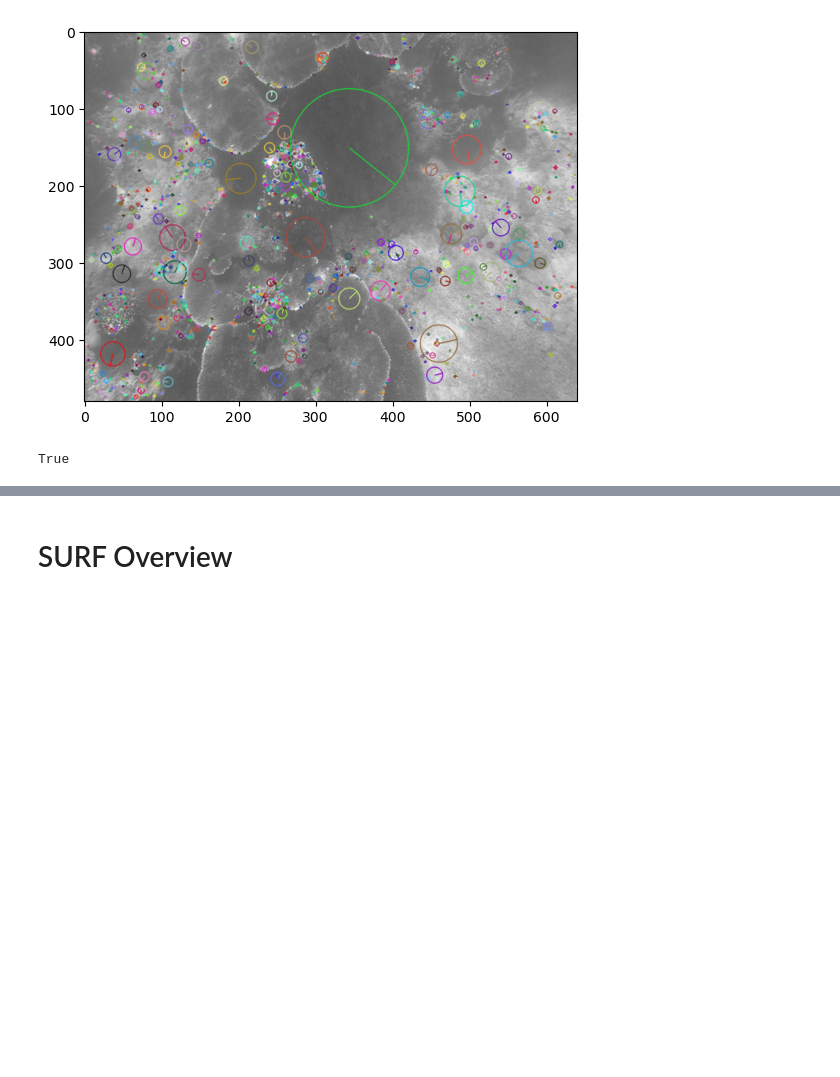
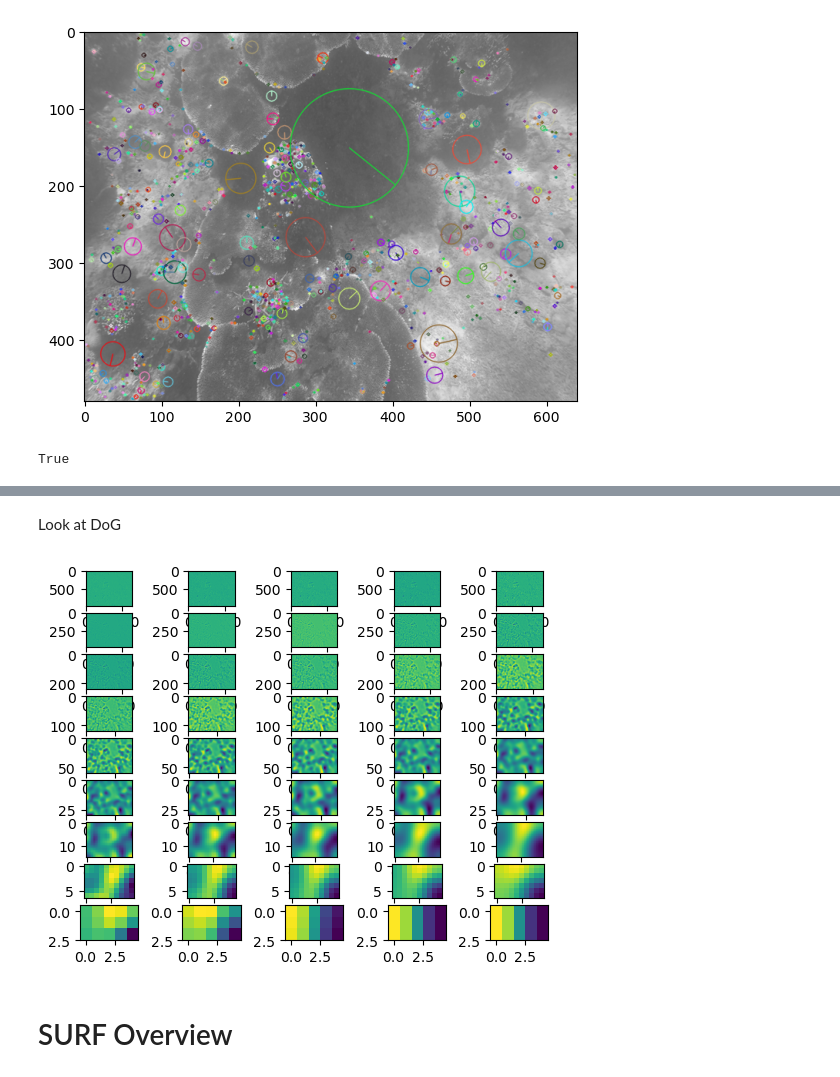
Before and after one commit to SushiOfDestiny/Data_Sophia_Aquatic_SIFT, a Jupyter notebook: discover_opencv/discover_opencv.ipynb, the cells around one changed output, grey strips where cells are left out. Drawn from its saved outputs; the diff is of its cells as text; code cells hidden in the pictures; blank space fills up the shorter version.

```diff
--- a/discover_opencv/discover_opencv.ipynb
+++ b/discover_opencv/discover_opencv.ipynb
@@ -343,3 +455,18 @@ True
+# %% [markdown]
+Look at DoG
+# %%
+aqua_image_path = "images/aqua_images/"
+
+image_name = "87_img_"
+image_extension = ".png"
+
+img = cv.imread(aqua_image_path + image_name + image_extension, 0)
+
+# plt.imshow(img)
+
+dogs = dog.visualize_DoG(img, sigma=1.6, num_intervals=3, assumed_blur=0.5)
+# %% [output]
+[figure, added]
 # %% [markdown]
 # SURF Overview
 # %% [markdown]
```
Also changed, not shown: parts of 15 cells of this notebook.
